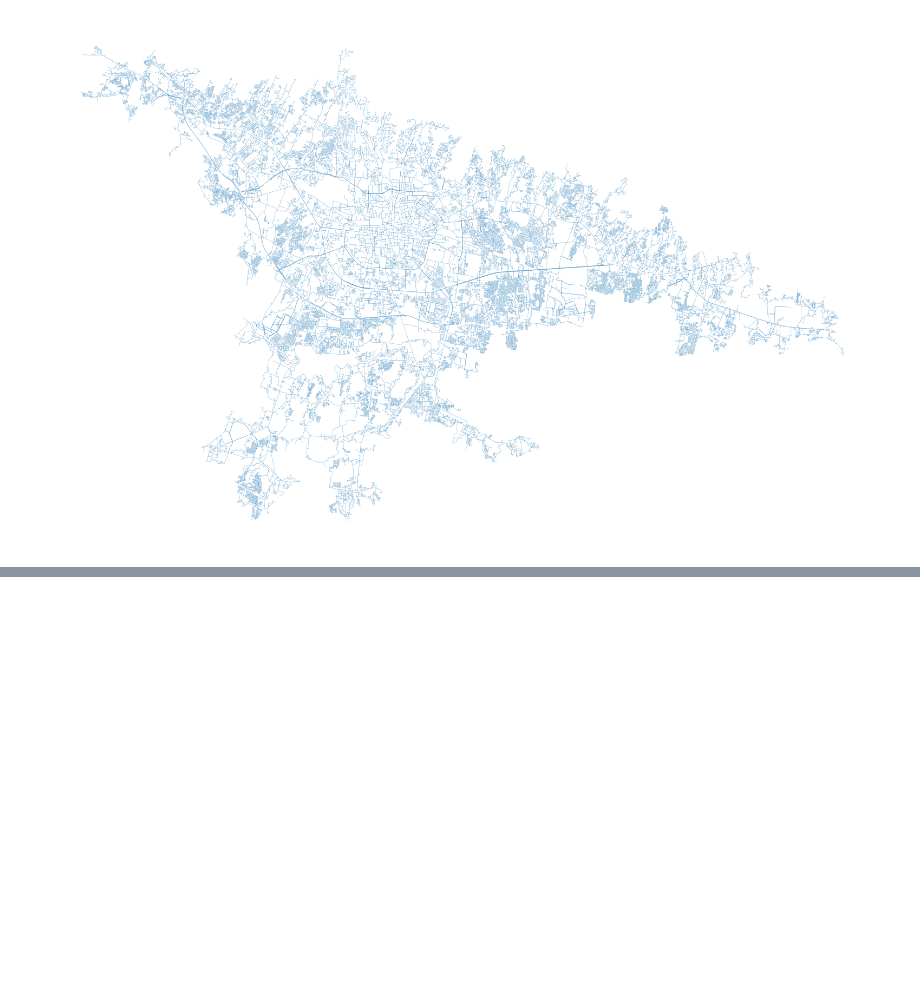
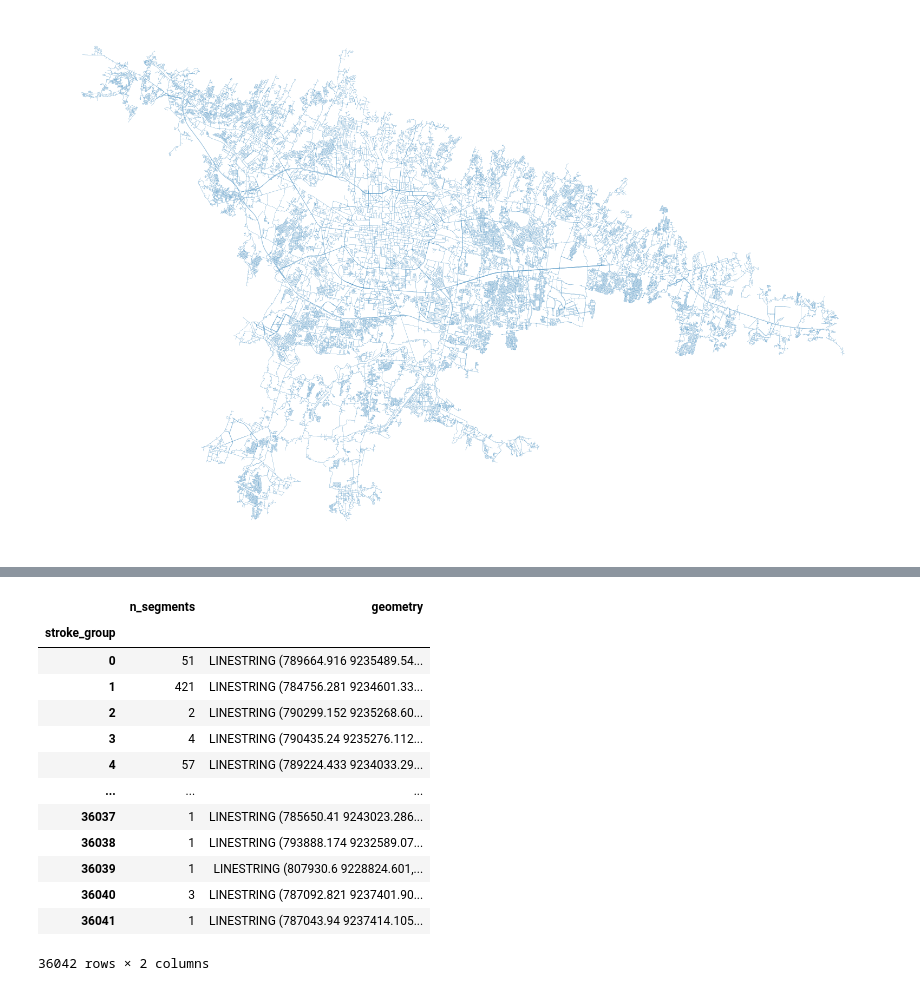
Before and after one commit to greymouse1/spatialanalysis, a Jupyter notebook: continuity.ipynb, the cells around one changed output, grey strips where cells are left out. Cells and saved outputs as stored; diff of their text form; code cells hidden in the pictures; blank space fills up the shorter version.

```diff
--- a/continuity.ipynb
+++ b/continuity.ipynb
@@ -96,0 +135,17 @@ bandung_stroke_gdf.plot(
+# %%
+bandung_stroke_gdf
+# %% [output]
+|  | n_segments | geometry |
+| stroke_group |  |  |
+| 0 | 51 | LINESTRING (789664.916 9235489.54... |
+| 1 | 421 | LINESTRING (784756.281 9234601.33... |
+| 2 | 2 | LINESTRING (790299.152 9235268.60... |
+| 3 | 4 | LINESTRING (790435.24 9235276.112... |
+| 4 | 57 | LINESTRING (789224.433 9234033.29... |
+| ... | ... | ... |
+| 36037 | 1 | LINESTRING (785650.41 9243023.286... |
+| 36038 | 1 | LINESTRING (793888.174 9232589.07... |
+| 36039 | 1 | LINESTRING (807930.6 9228824.601,... |
+| 36040 | 3 | LINESTRING (787092.821 9237401.90... |
+| 36041 | 1 | LINESTRING (787043.94 9237414.105... |
+36042 rows × 2 columns
```
Also changed, not shown: parts of 6 cells of this notebook.
